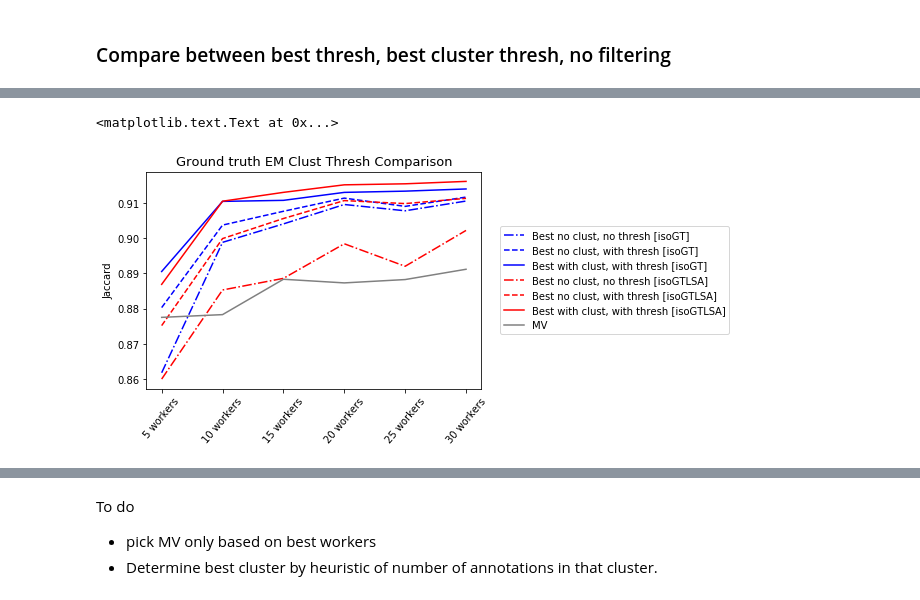
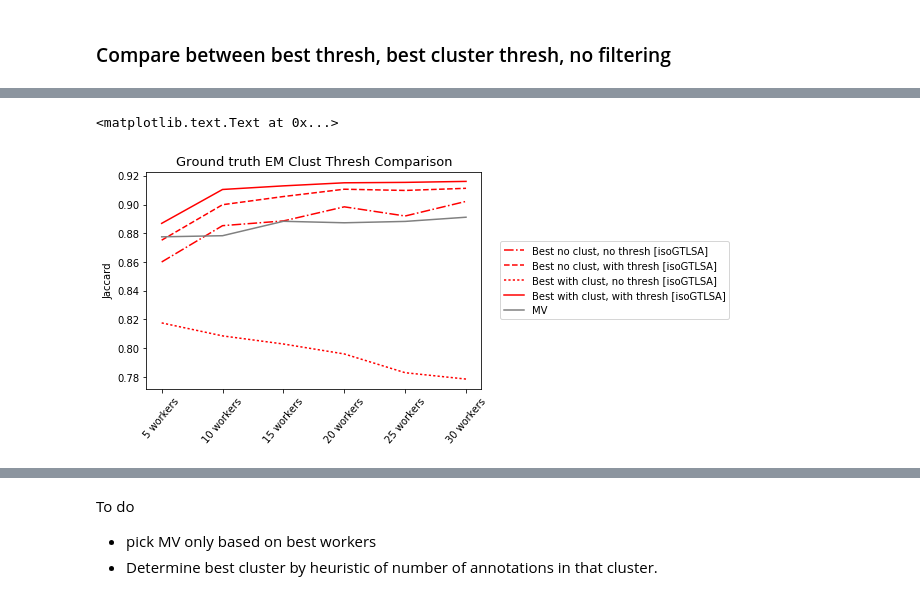
Before and after one commit to cognoscentai/segmentation, a Jupyter notebook: ipynb/PixelBasedGroundTruthExperiment-WithCluster.ipynb, the cells around one changed output, grey strips where cells are left out. Drawn from its saved outputs; the diff is of its cells as text; code cells hidden in the pictures.

```diff
--- a/ipynb/PixelBasedGroundTruthExperiment-WithCluster.ipynb
+++ b/ipynb/PixelBasedGroundTruthExperiment-WithCluster.ipynb
@@ -194,4 +190,4 @@ noClust_greedy["cluster_id"]=-1
 noClust_greedy["num_workers"] = noClust_greedy["sample"].apply(lambda x: int(x.split("workers")[0]))
 greedy_df = pd.concat([greedy_df,noClust_greedy,])
 # %%
-# greedy_df.groupby(['sample','objid','cluster_id','algo']).mean()
+best_clust = greedy_df.loc[greedy_df.groupby(['sample','objid','cluster_id'])["j"].idxmax()]
@@ -200,5 +194,5 @@ best_thres_clust = greedy_df.loc[greedy_df.groupby(['sample','objid','cluster_id
 # %%
-Nworker_performance = best_thres_clust.groupby(['algo','num_workers'],as_index=False)[['j']].mean()
+Nworker_performance = best_clust.groupby(['algo','num_workers'],as_index=False)[['j']].mean()
 
 for algo in list(set(Nworker_performance["algo"])):
     plt.plot(np.array(Nworker_performance[Nworker_performance["algo"]==algo][['j']]),label=algo)
@@ -239,12 +232,15 @@ a = gca().set_xticklabels([0,'5 workers','10 workers','15 workers','20 workers',
 isoGT= [0.86180714318405227, 0.8988109346737535, 0.90404005468171478, 0.90954740011618374, 0.90776463234071514, 0.91052706488955748]
 isoGT_best_thresh= [0.88030482691468614, 0.90370402275291195, 0.90762227879598867, 0.91135894959171038, 0.90901508399830366, 0.91165606774023689]
 isoGT_best_clust_thresh= [0.89053582642892704, 0.91043263143527653, 0.91072460538463296, 0.91298553956838557, 0.9133358038218542, 0.91395674303385022]
+isoGT_best_clust_no_thresh= [0.8264871215647438, 0.82787227210020931, 0.82241601536104969, 0.81931400838469981, 0.81151640385843671, 0.80579884918940181]
 
 isoGTLSA= [0.86001952128075243, 0.8852958258350111, 0.88859038520376588, 0.89840505843053553, 0.89202225166859883, 0.90219252902030678]
 isoGTLSA_best_clust_thresh= [0.88689167180043649, 0.91048138225685693, 0.91299126179100099, 0.91512888607542109, 0.91541973994201986, 0.91610285869121277]
 isoGTLSA_best_thresh= [0.87519051694562056, 0.8998780616894021, 0.90556915704845498, 0.9106581626726421, 0.90980669965364624, 0.911292941153929]
+isoGTLSA_best_clust_no_thresh= [0.81762327438040205, 0.80858992489060211, 0.80294584270721014, 0.79601941134337595, 0.78296028047707245, 0.77853916325592287]
 
 MV=[0.87752629669525561, 0.87830363026608183, 0.88833647762838908, 0.88730470573821674, 0.88825327097293416, 0.89117292810808058]
+MV_best_clust_no_thresh= [0.74508563222656488, 0.74601314647211381, 0.75224673601460912, 0.75172658788851554, 0.75232172138741626, 0.75405060807960711]
 
 greedy_ground_truth= [0.93951474621942344, 0.96259939450243182, 0.97248527408043894, 0.97963366947487251, 0.98449873027478896, 0.98638885982213032]
 greedy_best_clust_ground_truth= [0.93951474621942344, 0.96259939450243182, 0.97248527408043894, 0.97963366947487251, 0.98449873027478896, 0.98638885982213032]
@@ -256,10 +252,17 @@ greedy_worker_frac_no_clust= [0.87059208586784431, 0.88653805811473196, 0.885723
 algoDict=[{"val":isoGT,"name":'Best no clust, no thresh [isoGT]','color':"blue",'linestyle':"-."},
     {"val":isoGT_best_thresh,"name":'Best no clust, with thresh [isoGT]','color':"blue",'linestyle':"--"},
     {"val":isoGT_best_clust_thresh,"name":'Best with clust, with thresh [isoGT]','color':"blue",'linestyle':"-"},
-
-    {"val":isoGTLSA,"name":'Best no clust, no thresh [isoGTLSA]','color':"red",'linestyle':"-."},
-    {"val":isoGTLSA_best_thresh,"name":'Best no clust, with thresh [isoGTLSA]','color':"red",'linestyle':"--"},
-    {"val":isoGTLSA_best_clust_thresh,"name":'Best with clust, with thresh [isoGTLSA]','color':"red",'linestyle':"-"},
+    {"val":isoGT_best_clust_no_thresh,"name":'Best with clust, no thresh [isoGT]','color':"blue",'linestyle':":"},
 
     {"val":MV,"name":'MV','color':"gray",'linestyle':"-"},
 ]
+
+metric_J = [metric for metric in metric_keys if 'J' in metric ]
+#Nworker_performance = Nworker_performance.reindex(['5workers_rand0','10workers_rand0','15workers_rand0','20workers_rand0','25workers_rand0','30workers_rand0'])
+for algo in algoDict:
+    plt.plot(algo["val"],label=algo["name"],color=algo["color"],linestyle=algo["linestyle"])
+plt.legend(bbox_to_anchor=(1.04,0.5),loc="center left")
+plt.ylabel("Jaccard")
+plt.xticks(rotation=50)
+a = gca().set_xticklabels([0,'5 workers','10 workers','15 workers','20 workers','25 workers','30 workers'])
+plt.title("Ground truth EM Clust Thresh Comparison",fontsize=13)
@@ -266,16 +272,25 @@ algoDict=[{"val":isoGT,"name":'Best no clust, no thresh [isoGT]','color':"blue",
 # %%
+algoDict=[
+    {"val":isoGTLSA,"name":'Best no clust, no thresh [isoGTLSA]','color':"red",'linestyle':"-."},
+    {"val":isoGTLSA_best_thresh,"name":'Best no clust, with thresh [isoGTLSA]','color':"red",'linestyle':"--"},
+    {"val":isoGTLSA_best_clust_no_thresh,"name":'Best with clust, no thresh [isoGTLSA]','color':"red",'linestyle':":"},
+    {"val":isoGTLSA_best_clust_thresh,"name":'Best with clust, with thresh [isoGTLSA]','color':"red",'linestyle':"-"},
+
+    {"val":MV,"name":'MV','color':"gray",'linestyle':"-"},
+]
+
 metric_J = [metric for metric in metric_keys if 'J' in metric ]
 #Nworker_performance = Nworker_performance.reindex(['5workers_rand0','10workers_rand0','15workers_rand0','20workers_rand0','25workers_rand0','30workers_rand0'])
 for algo in algoDict:
     plt.plot(algo["val"],label=algo["name"],color=algo["color"],linestyle=algo["linestyle"])
 plt.legend(bbox_to_anchor=(1.04,0.5),loc="center left")
 plt.ylabel("Jaccard")
 plt.xticks(rotation=50)
 a = gca().set_xticklabels([0,'5 workers','10 workers','15 workers','20 workers','25 workers','30 workers'])
 plt.title("Ground truth EM Clust Thresh Comparison",fontsize=13)
 # %% [output]
 <matplotlib.text.Text at 0x...>
-[figure, old version]
+[figure, new version]
 # %%
 algoDict=[{"val":greedy_ground_truth,"name":'Greedy ground truth','color':"green",'linestyle':"-"},
     #neon green
```
Also changed, not shown: parts of 15 cells of this notebook, 1 other file.
